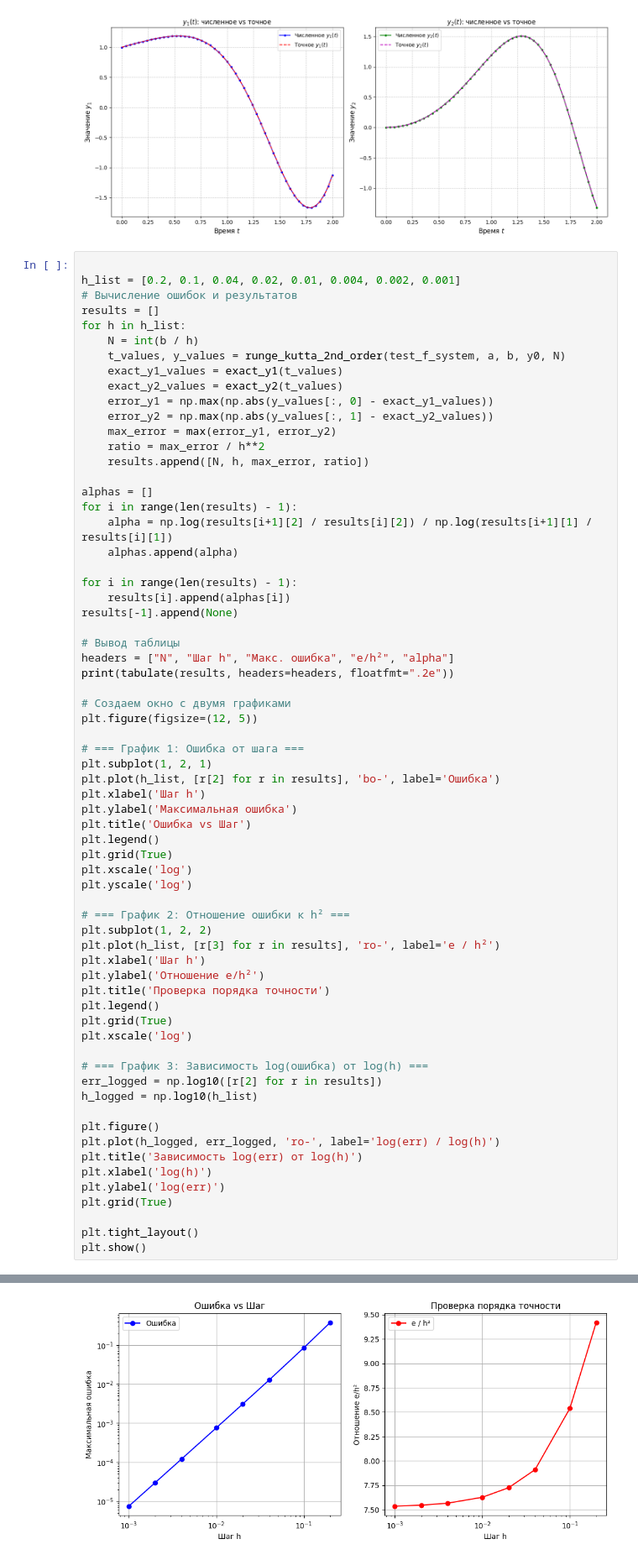
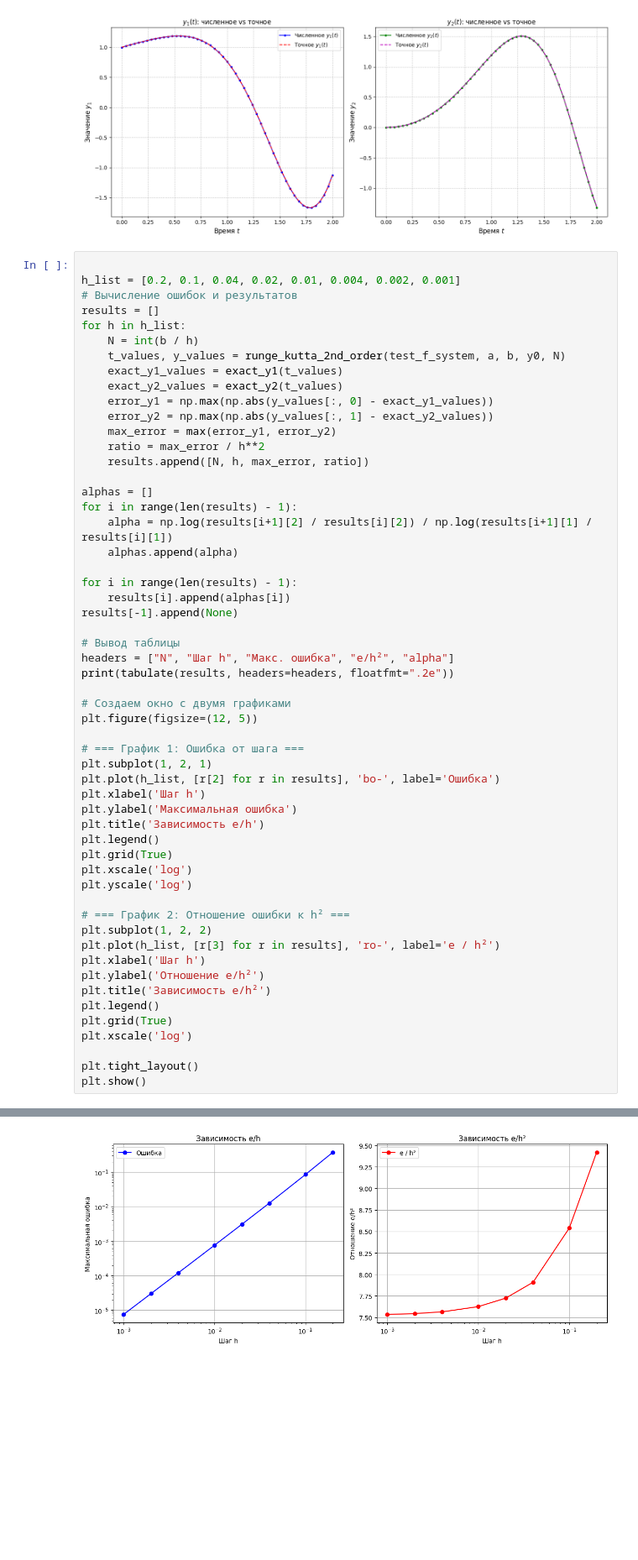
Before and after one commit to arg-m/kursovaya_CHM, a Jupyter notebook: kursovaya.ipynb, the cells around one changed output, grey strips where cells are left out. Shown: that part at 84% size. Cells and saved outputs as stored; diff of their text form; blank space fills up the shorter version.

```diff
--- a/kursovaya.ipynb
+++ b/kursovaya.ipynb
@@ -113,44 +113,33 @@ plt.subplot(1, 2, 1)
 plt.plot(h_list, [r[2] for r in results], 'bo-', label='Ошибка')
 plt.xlabel('Шаг h')
 plt.ylabel('Максимальная ошибка')
-plt.title('Ошибка vs Шаг')
+plt.title('Зависимость e/h')
 plt.legend()
 plt.grid(True)
 plt.xscale('log')
 plt.yscale('log')
 
 # === График 2: Отношение ошибки к h² ===
 plt.subplot(1, 2, 2)
 plt.plot(h_list, [r[3] for r in results], 'ro-', label='e / h²')
 plt.xlabel('Шаг h')
 plt.ylabel('Отношение e/h²')
-plt.title('Проверка порядка точности')
+plt.title('Зависимость e/h²')
 plt.legend()
 plt.grid(True)
 plt.xscale('log')
 
-# === График 3: Зависимость log(ошибка) от log(h) ===
-err_logged = np.log10([r[2] for r in results])
-h_logged = np.log10(h_list)
-
-plt.figure()
-plt.plot(h_logged, err_logged, 'ro-', label='log(err) / log(h)')
-plt.title('Зависимость log(err) от log(h)')
-plt.xlabel('log(h)')
-plt.ylabel('log(err)')
-plt.grid(True)
-
 plt.tight_layout()
 plt.show()
 # %% [output]
    N     Шаг h    Макс. ошибка      e/h²     alpha
 ----  --------  --------------  --------  --------
   10  2.00e-01        3.77e-01  9.42e+00  2.14e+00
   20  1.00e-01        8.54e-02  8.54e+00  2.08e+00
   50  4.00e-02        1.27e-02  7.91e+00  2.03e+00
  100  2.00e-02        3.09e-03  7.72e+00  2.02e+00
  200  1.00e-02        7.63e-04  7.63e+00  2.01e+00
  500  4.00e-03        1.21e-04  7.57e+00  2.00e+00
 1000  2.00e-03        3.02e-05  7.55e+00  2.00e+00
 2000  1.00e-03        7.53e-06  7.53e+00
-[figure, old version]
+[figure, new version]
```
Also changed, not shown: parts of 1 cell of this notebook.
